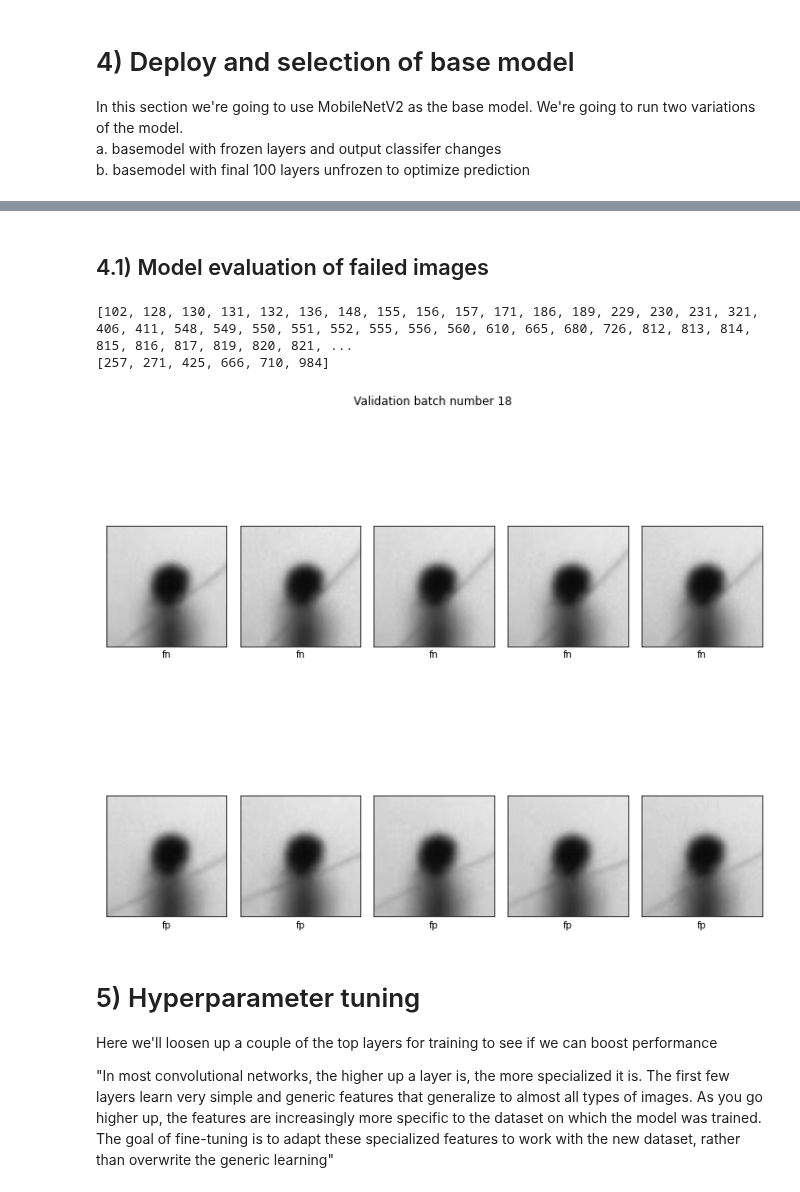
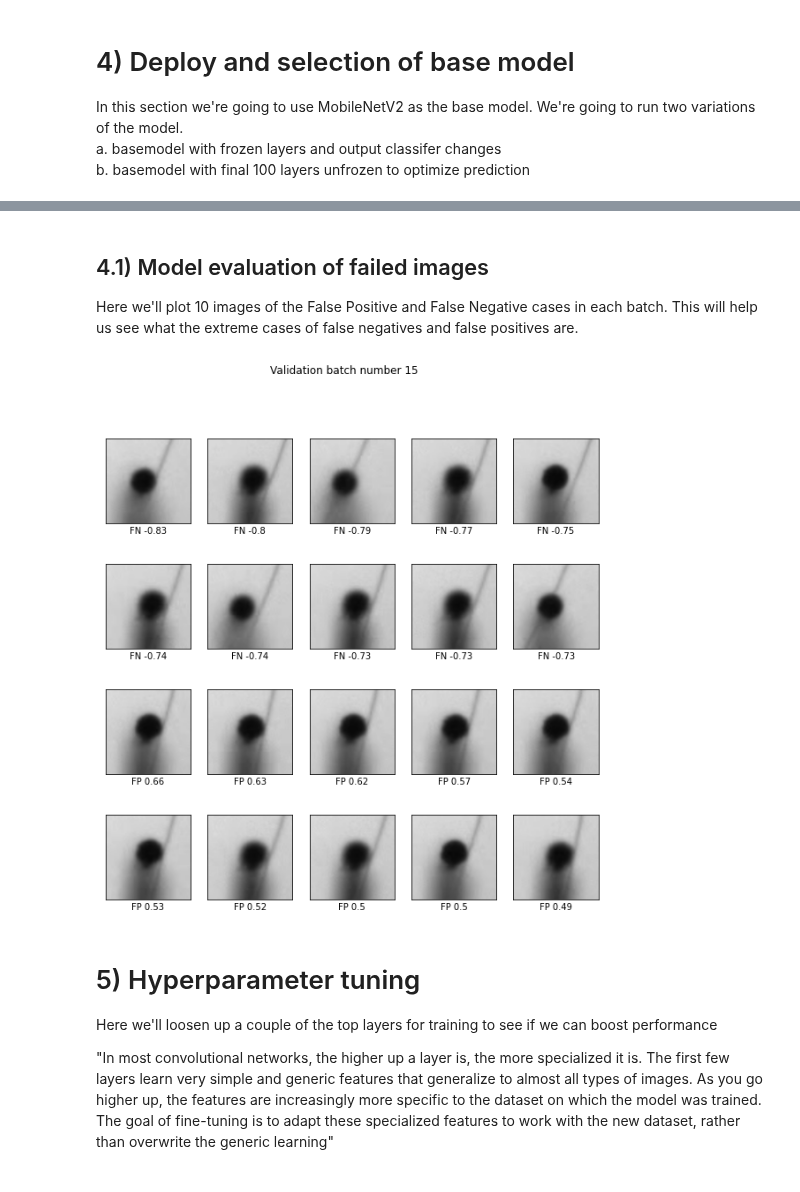
Before and after one commit to jacheung/bookshelf, a Jupyter notebook: autocurator_CNN_v1_4.ipynb, the cells around one changed output, grey strips where cells are left out. Drawn from its saved outputs; the diff is of its cells as text; code cells hidden in the pictures.

```diff
--- a/autocurator_CNN_v1_4.ipynb
+++ b/autocurator_CNN_v1_4.ipynb
@@ -216 +218,6 @@ my_validation_batch_generator = My_Custom_Generator(frames[0:validate_count], T_
+# %%
+# image transform from [-1 1] back to [0 255] for imshow
+def image_transform(x):
+  image = tf.cast((x + 1) * 127.5, tf.uint8)
+  return image
 # %%
@@ -426,46 +429,43 @@ plot_metrics(history)
-# %% [markdown]
-## 4.1) Model evaluation of failed images
+# %% [markdown]
+## 4.1) Model evaluation of failed images
+
+Here we'll plot 10 images of the False Positive and False Negative cases in each batch. This will help us see what the extreme cases of false negatives and false positives are.
 # %%
+# load a batch of data
 batch_num = np.random.choice(np.arange(0,len(my_validation_batch_generator.file_list_chunks)))
-
 dmatx, dmaty = my_validation_batch_generator.__getitem__(batch_num)
 
+# predict using the trained model and calculate difference from target
+# prob_diff: positive values are false negatives, negative values are false positives
 predy = model.predict(dmatx)
 prob_diff = dmaty - predy
 
+# sorted indices and values for plotting
+idx = np.argsort(prob_diff.flatten())
+values = np.sort(prob_diff.flatten()).round(2)
 
-# get index of > .5 (FN) and <-.5 (FP) and plot random frames within there
-threshold = .5
-fn_idx = [i for i,x in enumerate(prob_diff>threshold) if x == 1]
-fp_idx = [i for i,x in enumerate(prob_diff<threshold*-1) if x == 1]
-print(fn_idx)
-print(fp_idx)
-
-images_to_sample = 5
+images_to_sample = 10
 
 plt.figure(figsize=(10,10))
 for i in range(images_to_sample):
-    plt.subplot(2,5,i+1)
+    plt.subplot(4,images_to_sample/2,i+1)
     plt.xticks([])
     plt.yticks([])
     plt.grid(False)
-    _ = plt.imshow(dmatx[fn_idx[i]])
-    plt.xlabel('fn')
+    _ = plt.imshow(image_transform(dmatx[idx[i]]))
+    plt.xlabel('FN ' + str(values[i]))
 
-    plt.subplot(2,5,images_to_sample+i+1)
+    plt.subplot(4,images_to_sample/2,images_to_sample+i+1)
     plt.xticks([])
     plt.yticks([])
     plt.grid(False)
-    plt.imshow(dmatx[fp_idx[i]])
-    plt.xlabel('fp')
+    plt.imshow(image_transform(dmatx[idx[-i -1]]))
+    plt.xlabel('FP ' + str(values[-i -1]))
 
 plt.suptitle('Validation batch number ' + str(batch_num))
-plt.tight_layout()
 plt.show()
 # %% [output]
-[102, 128, 130, 131, 132, 136, 148, 155, 156, 157, 171, 186, 189, 229, 230, 231, 321, 406, 411, 548, 549, 550, 551, 552, 555, 556, 560, 610, 665, 680, 726, 812, 813, 814, 815, 816, 817, 819, 820, 821, ...
-[257, 271, 425, 666, 710, 984]
-[figure, old version]
+[figure, new version]
 # %% [markdown]
 # 5) Hyperparameter tuning
  Here we'll loosen up a couple of the top layers for training to see if we can boost performance
```
Also changed, not shown: parts of 6 cells of this notebook.
